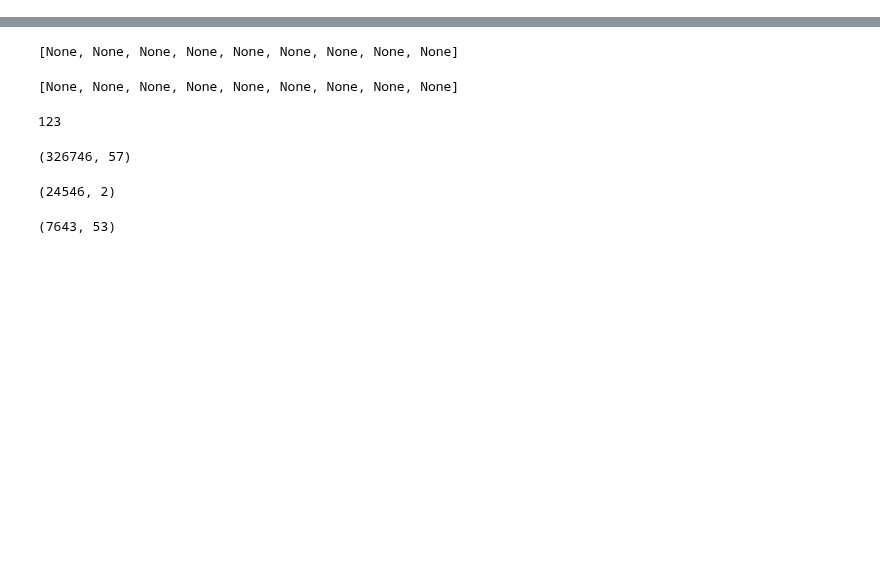
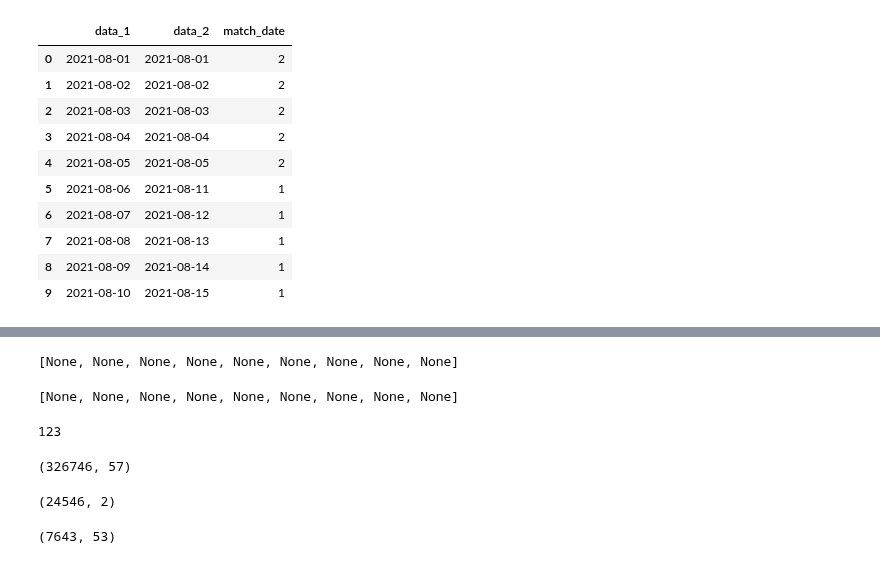
Before and after one commit to d116626/mais_projects, a Jupyter notebook: notebooks/sandbox.ipynb, the cells around one changed output, grey strips where cells are left out. Drawn from its saved outputs; the diff is of its cells as text; code cells hidden in the pictures; blank space fills up the shorter version.

```diff
--- a/notebooks/sandbox.ipynb
+++ b/notebooks/sandbox.ipynb
@@ -15,0 +32,27 @@ import requests
+# %%
+import pandas as pd
+import numpy as np
+
+data = {
+    "data_1": pd.date_range(start="2021-08-01", end="2021-08-10").tolist(),
+    "data_2": pd.date_range(start="2021-08-01", end="2021-08-05").tolist()
+    + pd.date_range(start="2021-08-11", end="2021-08-15").tolist(),
+}
+
+df = pd.DataFrame(data)
+
+condition = ( df['data_2'] > df['data_1'])
+df['match_date'] = np.where(condition, 1,2)
+df
+# %% [output]
+|  | data_1 | data_2 | match_date |
+| 0 | 2021-08-01 | 2021-08-01 | 2 |
+| 1 | 2021-08-02 | 2021-08-02 | 2 |
+| 2 | 2021-08-03 | 2021-08-03 | 2 |
+| 3 | 2021-08-04 | 2021-08-04 | 2 |
+| 4 | 2021-08-05 | 2021-08-05 | 2 |
+| 5 | 2021-08-06 | 2021-08-11 | 1 |
+| 6 | 2021-08-07 | 2021-08-12 | 1 |
+| 7 | 2021-08-08 | 2021-08-13 | 1 |
+| 8 | 2021-08-09 | 2021-08-14 | 1 |
+| 9 | 2021-08-10 | 2021-08-15 | 1 |
```
Also changed, not shown: parts of 3 cells of this notebook, 1 other file.
